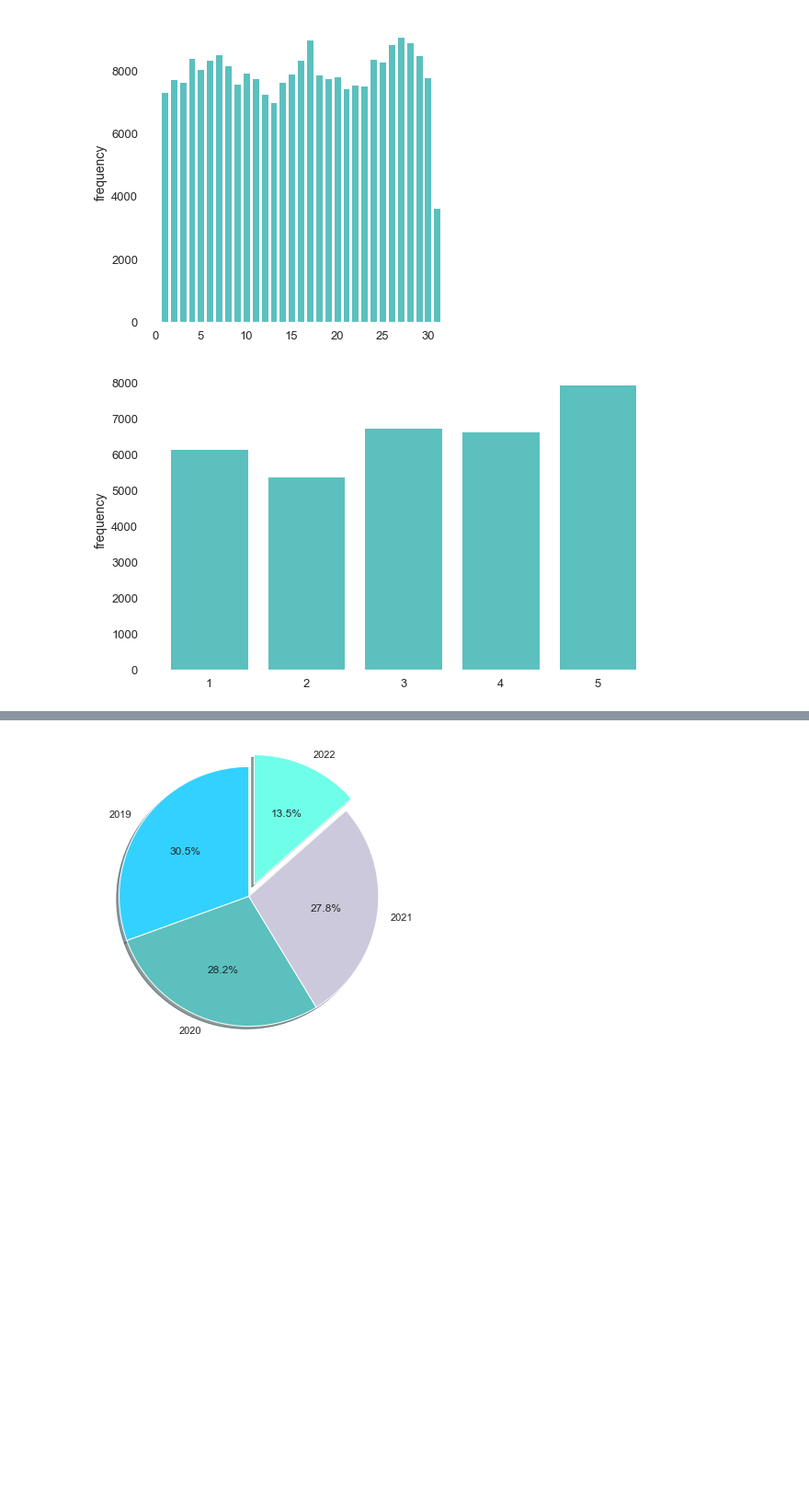
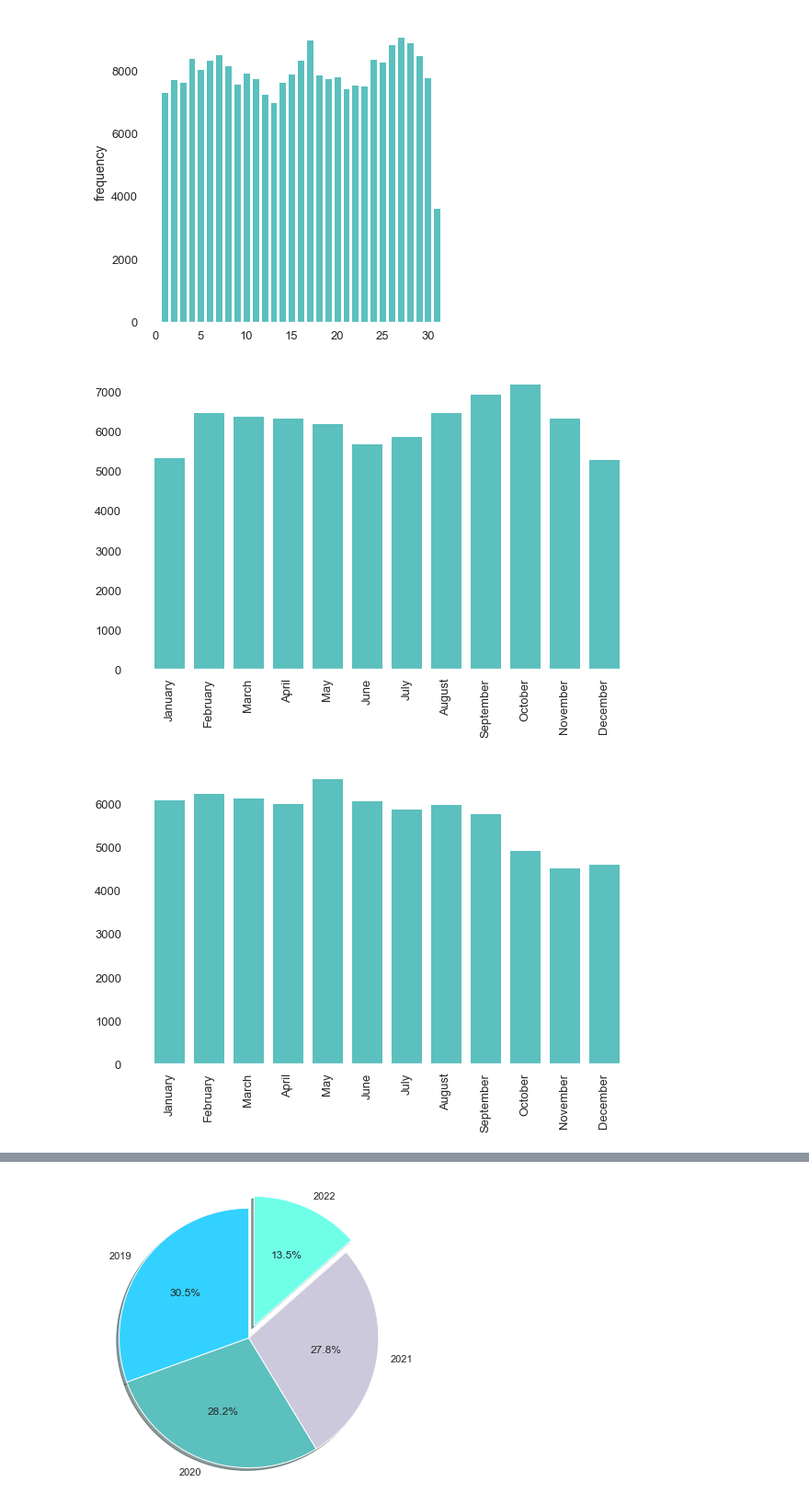
Before and after one commit to GDLPLearning/Sentiment-Analysis-for-the-MDP, a Jupyter notebook: notebooks/Exploratory/3.1-exploring-data-2019-2022.ipynb, the cells around one changed output, grey strips where cells are left out. Shown at 92% size. Drawn from its saved outputs; the diff is of its cells as text; code cells hidden in the pictures; blank space fills up the shorter version.

```diff
--- a/notebooks/Exploratory/3.1-exploring-data-2019-2022.ipynb
+++ b/notebooks/Exploratory/3.1-exploring-data-2019-2022.ipynb
@@ -523,26 +525,27 @@ plt.show()
 # %% [output]
 [figure]
 # %%
-data_tweet_my=data_tweet.groupby(['month','year']).size().reset_index(name="frequency")
-data_my=pd.pivot_table(data_tweet_my,columns='year',values='frequency',index='month')
-#data_tweet_my=data_tweet.groupby(['month','year']).size().reset_index(name="frequency")
+data_tweet_mypivot=pd.pivot_table(data_tweet_my,columns='year',values='frequency',index='month')
 list_month=['January','February','March','April','May','June','July','August','September','October','November','December']
+data_tweet_mypivot.index=list_month
 #data_tweet_month['month']=list_month
-fig, ax = plt.subplots(figsize = (10,6))
-plt.bar(x=data_my.index, height=data_my[2022],color="#5BC0BE") # plots the number of tweets with each month of the year
-# Later in the code
-ax.grid(False)
-ax.set_facecolor('xkcd:white')
+for year in data_tweet_mypivot.columns:
+    fig, ax = plt.subplots(figsize = (10,6))
+    plt.bar(x=data_tweet_mypivot.index, height=data_tweet_mypivot[year],color="#5BC0BE") # plots the number of tweets with each month of the year
+    # Later in the code
+    ax.grid(False)
+    ax.set_facecolor('xkcd:white')
 
-# setting label of y-axis
-#plt.ylabel("Location")
-ax.tick_params(labelsize=13)
+    # setting label of y-axis
+    #plt.ylabel("Location")
+    ax.tick_params(labelsize=13)
 
-# setting label of x-axis
+    # setting label of x-axis
 
-plt.ylabel("frequency",size=14)
-#plt.title("")
-#plt.xticks(list_month,rotation=90)
-plt.show()
+    #plt.ylabel("frequency",size=14)
+    #plt.title("")
+    plt.xticks(rotation=90)
+    plt.show()
 # %% [output]
-[figure, old version]
+[figure, new version]
+[figure, added]
```
Also changed, not shown: parts of 8 cells of this notebook.
